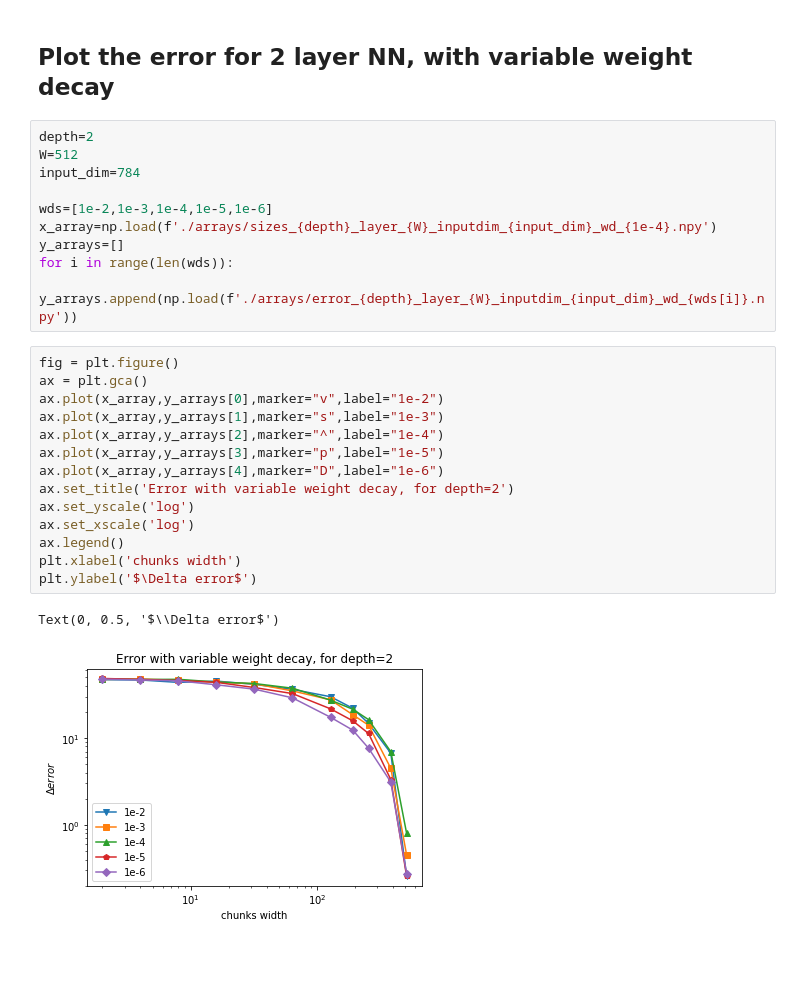
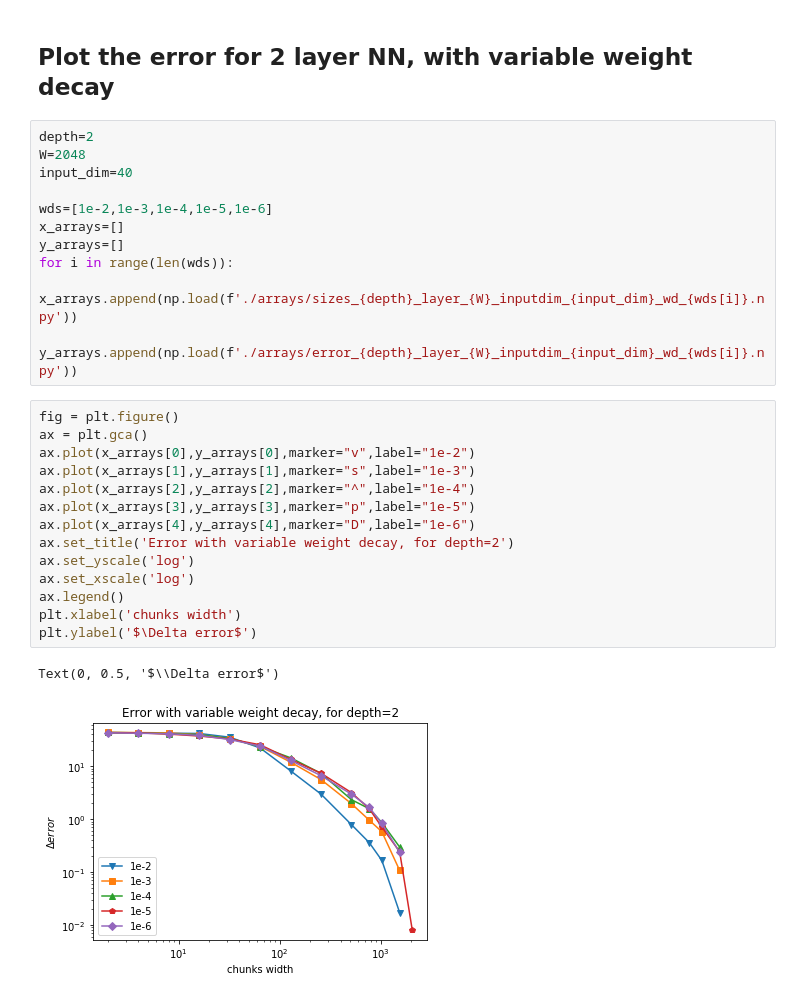
Before and after one commit to fcaretti/mitosis_MNIST, a Jupyter notebook: Notebook for plots.ipynb, the cells around one changed output. Drawn from its saved outputs; the diff is of its cells as text; blank space fills up the shorter version.

Commit message:
Minor changes + added notebook for plots

```diff
--- a/Notebook for plots.ipynb
+++ b/Notebook for plots.ipynb
@@ -70,28 +70,29 @@ Text(0, 0.5, '$\\Delta error$')
 ## Plot the error for 2 layer NN, with variable weight decay
 # %%
 depth=2
-W=512
-input_dim=784
+W=2048
+input_dim=40
 
 wds=[1e-2,1e-3,1e-4,1e-5,1e-6]
-x_array=np.load(f'./arrays/sizes_{depth}_layer_{W}_inputdim_{input_dim}_wd_{1e-4}.npy')
+x_arrays=[]
 y_arrays=[]
 for i in range(len(wds)):
+    x_arrays.append(np.load(f'./arrays/sizes_{depth}_layer_{W}_inputdim_{input_dim}_wd_{wds[i]}.npy'))
     y_arrays.append(np.load(f'./arrays/error_{depth}_layer_{W}_inputdim_{input_dim}_wd_{wds[i]}.npy'))
 # %%
 fig = plt.figure()
 ax = plt.gca()
-ax.plot(x_array,y_arrays[0],marker="v",label="1e-2")
-ax.plot(x_array,y_arrays[1],marker="s",label="1e-3")
-ax.plot(x_array,y_arrays[2],marker="^",label="1e-4")
-ax.plot(x_array,y_arrays[3],marker="p",label="1e-5")
-ax.plot(x_array,y_arrays[4],marker="D",label="1e-6")
+ax.plot(x_arrays[0],y_arrays[0],marker="v",label="1e-2")
+ax.plot(x_arrays[1],y_arrays[1],marker="s",label="1e-3")
+ax.plot(x_arrays[2],y_arrays[2],marker="^",label="1e-4")
+ax.plot(x_arrays[3],y_arrays[3],marker="p",label="1e-5")
+ax.plot(x_arrays[4],y_arrays[4],marker="D",label="1e-6")
 ax.set_title('Error with variable weight decay, for depth=2')
 ax.set_yscale('log')
 ax.set_xscale('log')
 ax.legend()
 plt.xlabel('chunks width')
 plt.ylabel('$\Delta error$')
 # %% [output]
 Text(0, 0.5, '$\\Delta error$')
-[figure, old version]
+[figure, new version]
```
Also changed, not shown: parts of 1 cell of this notebook, 2 other files.
